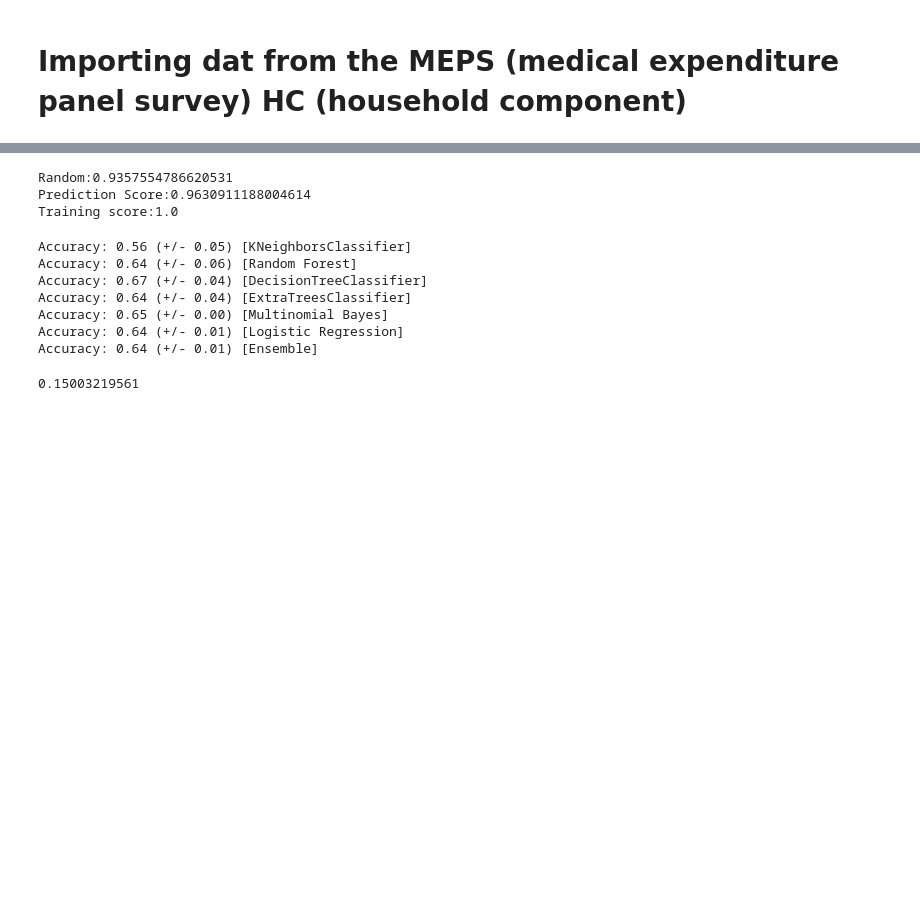
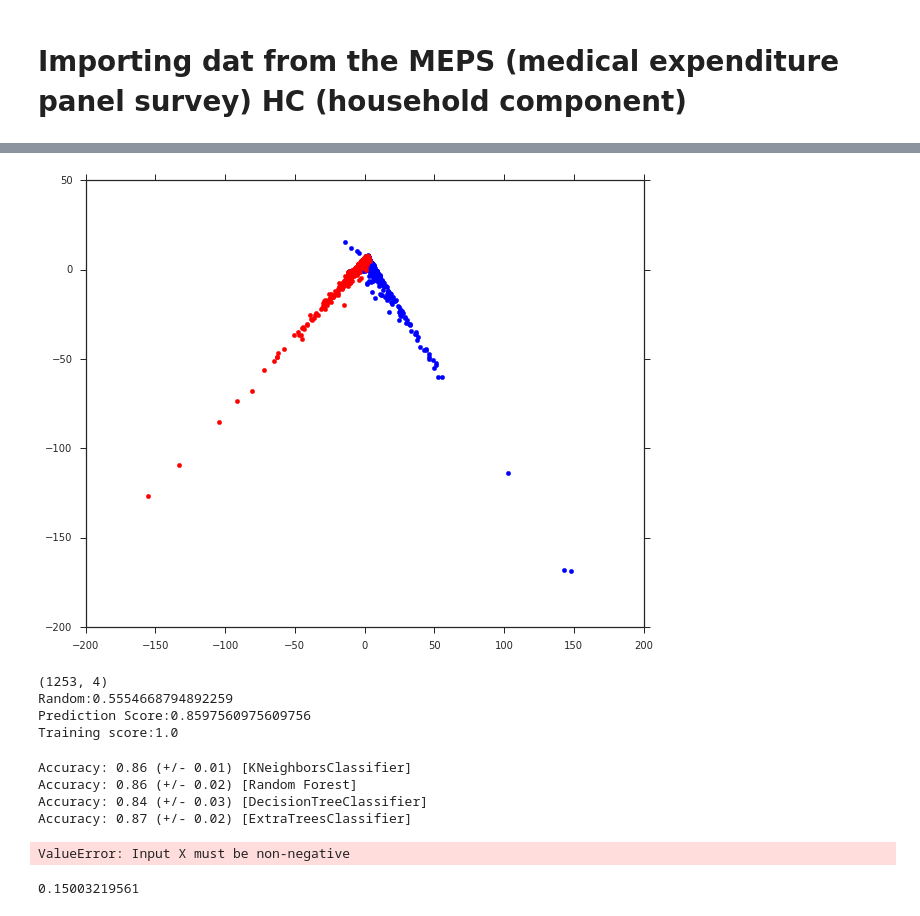
Before and after one commit to mhaytmyr/Insight, a Jupyter notebook: Week4.ipynb, the cells around one changed output, grey strips where cells are left out. Cells and saved outputs as stored; diff of their text form; code cells hidden in the pictures; blank space fills up the shorter version.

```diff
--- a/Week4.ipynb
+++ b/Week4.ipynb
@@ -458,7 +466,19 @@ ImportError: A sklearn version of at least 0.17.1 is required to use imbalanced-
+# %%
+fig = plt.figure(figsize=(10,8))
+#subplot = fig.add_subplot(4,4,count)
+plt.scatter(X_pca[y==1,1], X_pca[y==1, 2], color='Blue', label='Yes')
+plt.scatter(X_pca[y==0,1], X_pca[y==0, 2], color='Red', label='No')
+xLabel,yLabel = 'PCA'+str(i), 'PCA'+str(j)
+#subplot.set_xlabel(xLabel)
+#subplot.set_ylabel(yLabel)
+plt.show()
+# %% [output]
+[figure, added]
 # %%
 #start trining
 from sklearn.cross_validation import train_test_split
 from sklearn import cross_validation
+#import xgboost as xgb
 from sklearn.naive_bayes import MultinomialNB
 from sklearn.linear_model import LogisticRegression,LinearRegression, SGDClassifier
 from sklearn.neighbors import KNeighborsClassifier
@@ -474,8 +494,9 @@ robustScaler = preprocessing.RobustScaler()
 normalizer = preprocessing.Normalizer()
 #X = minMaxScaler.fit_transform(X)
 #X = robustScaler.fit_transform(X)
-X = normalizer.fit_transform(X)
-
+#X_norm = normalizer.fit_transform(X)
+X_norm = X_pca[:,[1,2,3,4]]
+print(X_norm.shape)
 
 clf1 = KNeighborsClassifier()
 clf2 = RandomForestClassifier()
@@ -492,33 +513,33 @@ import numpy as np
 
 #split data
 state = np.random.randint(0,10)
-X_train, X_test, y1_train, y1_test = train_test_split(X,y1, random_state=state, test_size=0.3)
+X_train, X_test, y_train, y_test = train_test_split(X_norm,y, random_state=state, test_size=0.3)
+#X_train, X_test, y_train, y_test = train_test_split(X_pca,y, random_state=state, test_size=0.3)
 
-clf3.fit(X_train,y1_train)
+clf3.fit(X_train,y_train)
 y_pred = clf3.predict(X_test)
 
 #call accuracy score
-print("Random:{}".format(sum(y1==0)/float(len(y1))))
-print("Prediction Score:{}".format(metrics.accuracy_score(y1_test,y_pred)))
-print("Training score:{}".format(metrics.accuracy_score(y1_train,clf3.predict(X_train))))
+print("Random:{}".format(sum(y==0)/float(len(y))))
+print("Prediction Score:{}".format(metrics.f1_score(y_test,y_pred)))
+print("Training score:{}".format(metrics.f1_score(y_train,clf3.predict(X_train))))
 # %% [output]
-Random:0.9357554786620531
-Prediction Score:0.9630911188004614
+(1253, 4)
+Random:0.5554668794892259
+Prediction Score:0.8597560975609756
 Training score:1.0
 # %%
-for clf, label in zip([clf1, clf2, clf3, clf4, clf5, clf6, clf7, eclf],
+for clf, label in zip([clf1, clf2, clf3, clf4, clf5, clf6, eclf],
         ['KNeighborsClassifier','Random Forest','DecisionTreeClassifier','ExtraTreesClassifier',
          'Multinomial Bayes', 'Logistic Regression', 'Ensemble']):
-    scores = cross_validation.cross_val_score(clf, X, y1, cv=3, scoring='accuracy')
+    scores = cross_validation.cross_val_score(clf, X_norm, y, cv=3, scoring='accuracy')
     print("Accuracy: %0.2f (+/- %0.2f) [%s]" % (scores.mean(), scores.std(), label))
 # %% [output]
-Accuracy: 0.56 (+/- 0.05) [KNeighborsClassifier]
-Accuracy: 0.64 (+/- 0.06) [Random Forest]
-Accuracy: 0.67 (+/- 0.04) [DecisionTreeClassifier]
-Accuracy: 0.64 (+/- 0.04) [ExtraTreesClassifier]
-Accuracy: 0.65 (+/- 0.00) [Multinomial Bayes]
-Accuracy: 0.64 (+/- 0.01) [Logistic Regression]
-Accuracy: 0.64 (+/- 0.01) [Ensemble]
+Accuracy: 0.86 (+/- 0.01) [KNeighborsClassifier]
+Accuracy: 0.86 (+/- 0.02) [Random Forest]
+Accuracy: 0.84 (+/- 0.03) [DecisionTreeClassifier]
+Accuracy: 0.87 (+/- 0.02) [ExtraTreesClassifier]
+ValueError: Input X must be non-negative
 # %%
 #save model in pickle
 import pickle
```
Also changed, not shown: parts of 11 cells of this notebook.
